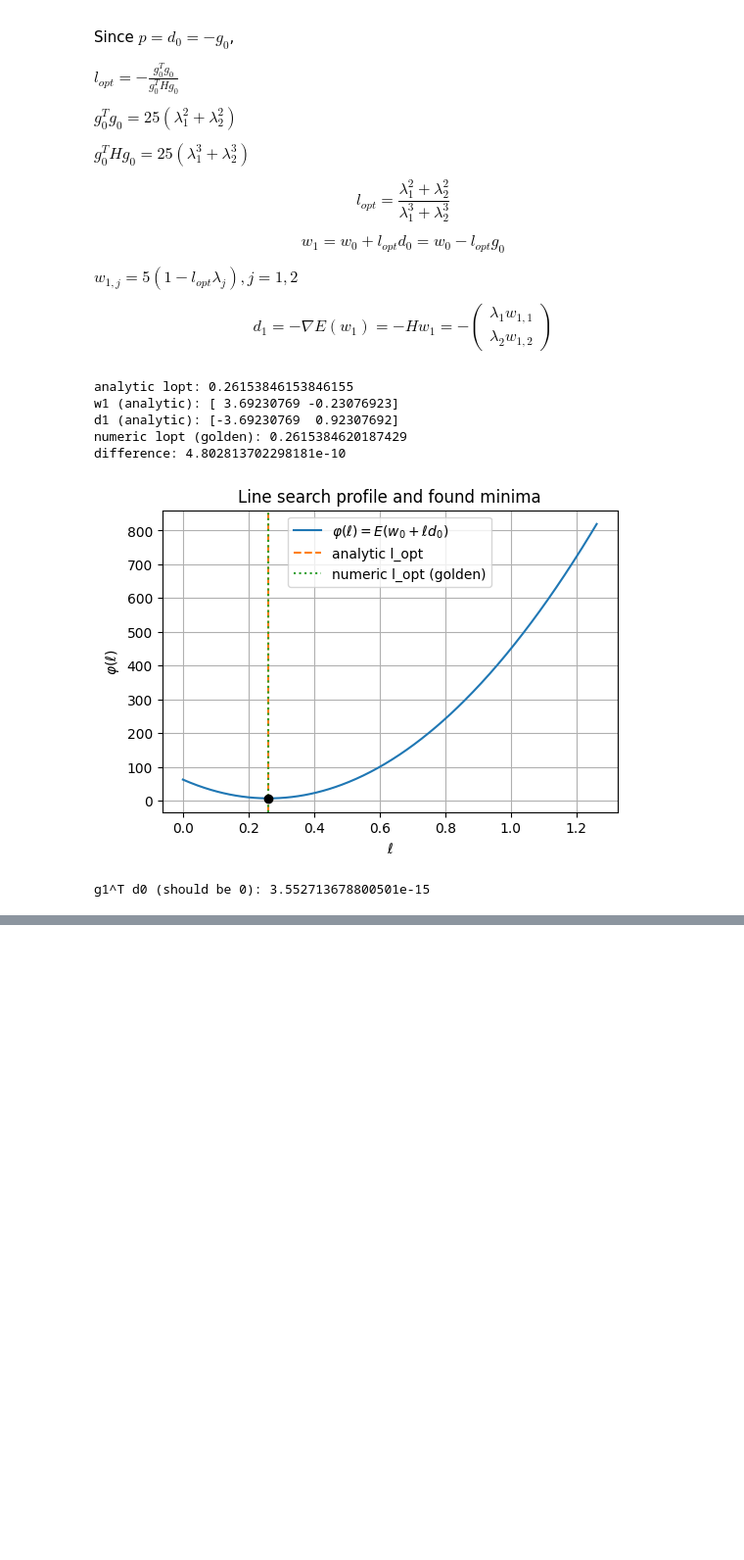
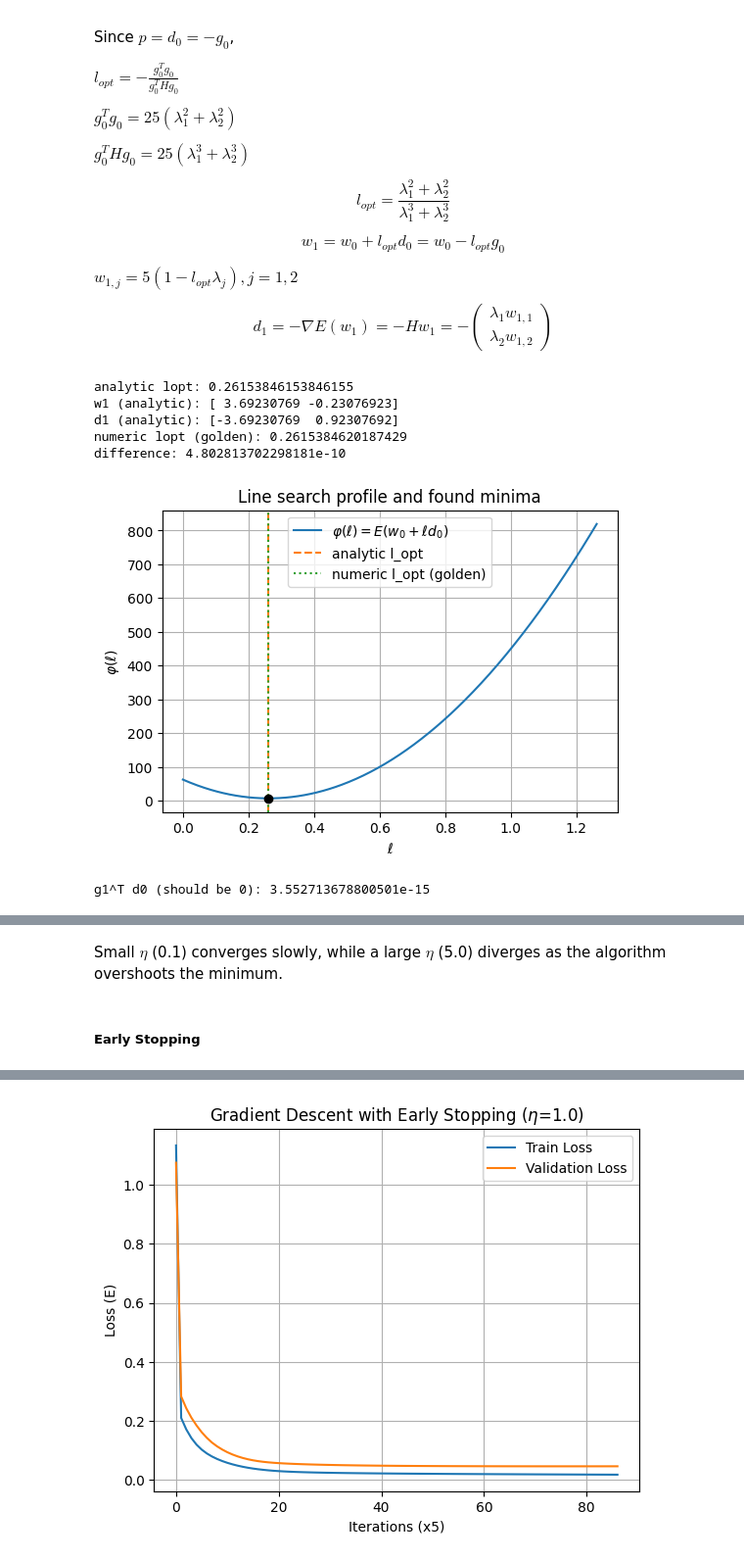
Before and after one commit to josjo99/cds_ml, a Jupyter notebook: cds_ml_solutions/Assignment4.ipynb, the cells around one changed output, grey strips where cells are left out. Shown at 98% size. Saved outputs shown, nothing was run; the diff lists cells and outputs as text; code cells hidden in the pictures; blank space fills up the shorter version.

```diff
--- a/cds_ml_solutions/Assignment4.ipynb
+++ b/cds_ml_solutions/Assignment4.ipynb
@@ -255,0 +470,55 @@ g1^T d0 (should be 0): 3.552713678800501e-15
+# %% [markdown]
+ Small $\eta$ (0.1) converges slowly, while a large $\eta$ (5.0) diverges as the algorithm overshoots the minimum.
+# %% [markdown]
+##### Early Stopping
+# %%
+def gd_early_stopping(X_train_full, y_train_full, X_test, y_test, eta, n_iterations, patience=10):
+    # Split training data into a smaller training set and a validation set
+    X_train, X_val, y_train, y_val = train_test_split(
+        X_train_full, y_train_full, test_size=0.2, random_state=42, stratify=y_train_full)
+
+    P, N = X_train.shape
+    w = np.random.randn(N) * 0.01
+    history = {'train_loss': [], 'val_loss': []}
+    best_val_loss = float('inf')
+    best_w = None
+    patience_counter = 0
+
+    for i in range(n_iterations):
+        y_pred_train = sigmoid(X_train @ w)
+        gradient = (1/P) * X_train.T @ (y_pred_train - y_train)
+        w -= eta * gradient
+
+        if i % 5 == 0:
+            train_loss = compute_loss(y_train, X_train, w)
+            val_loss = compute_loss(y_val, X_val, w)
+            history['train_loss'].append(train_loss)
+            history['val_loss'].append(val_loss)
+
+            if val_loss < best_val_loss:
+                best_val_loss = val_loss
+                best_w = w.copy()
+                patience_counter = 0
+            else:
+                patience_counter += 1
+
+            if patience_counter >= patience:
+                print(f"Early stopping at iteration {i}. Best validation loss: {best_val_loss:.4f}")
+                break
+
+    test_loss_final = compute_loss(y_test, X_test, best_w)
+    print(f"Final error on the test set: {test_loss_final:.4f}")
+    return best_w, history
+
+w_es, history_es = gd_early_stopping(X_train_full_b, y_train_full, X_test_b, y_test, eta=1.0, n_iterations=1000)
+
+plt.figure()
+plt.plot(history_es['train_loss'], label="Train Loss")
+plt.plot(history_es['val_loss'], label="Validation Loss")
+plt.xlabel("Iterations (x5)")
+plt.ylabel("Loss (E)")
+plt.title("Gradient Descent with Early Stopping ($\eta$=1.0)")
+plt.legend()
+plt.grid(True)
+plt.show()
+# %% [output]
@@ -255,0 +527 @@ g1^T d0 (should be 0): 3.552713678800501e-15
+[figure, added]
```
Also changed, not shown: parts of 50 cells of this notebook.
